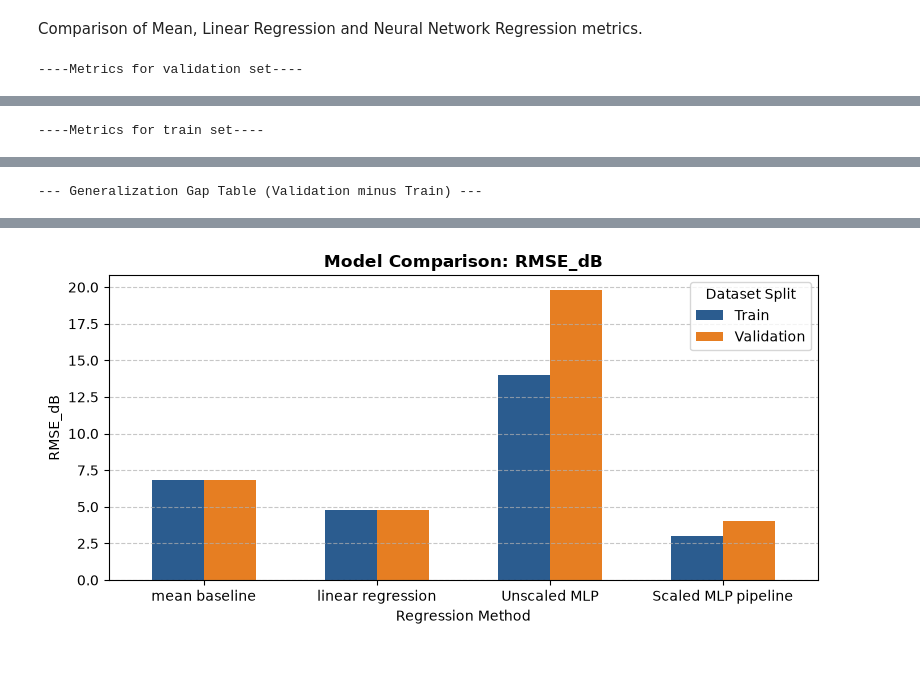
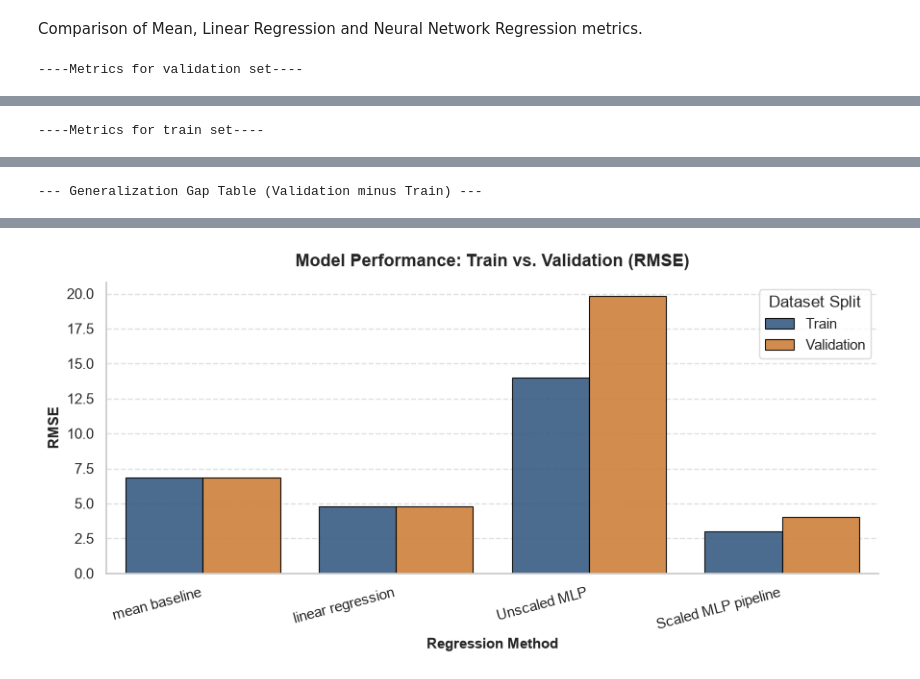
Before and after one commit to wpua0004-dot/MMA3001_airfoil_self_noise_project, a Jupyter notebook: notebooks/airfoil_analysis.ipynb, the cells around one changed output, grey strips where cells are left out. Saved outputs shown, nothing was run; the diff lists cells and outputs as text; code cells hidden in the pictures.

```diff
--- a/notebooks/airfoil_analysis.ipynb
+++ b/notebooks/airfoil_analysis.ipynb
@@ -133,16 +138,6 @@ validation_results["residual_dB"] = (
 
 display(validation_results)
 
-# Validation metrics and a baseline
-def regression_metrics(y_true, y_pred):
-    # Return common regression metrics in a labelled dictionary.
-    mse = mean_squared_error(y_true, y_pred)
-    return {
-        "MAE_dB": mean_absolute_error(y_true, y_pred),
-        "RMSE_dB": np.sqrt(mse),
-        "R2": r2_score(y_true, y_pred),
-    }
-
 
 baseline_prediction = np.full(
     shape=len(y_val),
@@ -269,27 +249,65 @@ print("--- Generalization Gap Table (Validation minus Train) ---")
 display(gap_table)
 
 # 3. Loop through each metric and plot side-by-side histograms (bar charts)
+# Apply a clean Seaborn style
+sns.set_theme(style="whitegrid")
+
+# 3. Loop through each metric and plot side-by-side bar charts using Seaborn
 for m in metrics_compare:
-    fig, ax = plt.subplots(figsize=(8, 4))
+  fig, ax = plt.subplots(figsize=(9, 4.5))
 
-    # Bundle Train and Validation metrics_compare for the current metric
-    plot_df = pd.DataFrame({
-        'Train': metric_comparison_train[m],
-        'Validation': metric_comparison_val[m]
-    })
+  # Bundle Train and Validation metrics for the current metric
+  plot_df = pd.DataFrame({
+      "Train": metric_comparison_train[m],
+      "Validation": metric_comparison_val[m],
+  })
 
-    # Plot side-by-side bars
-    plot_df.plot(kind='bar', ax=ax, color=['#2b5c8f', '#e67e22'], width=0.6)
+  # RESHAPE FOR SEABORN: Convert wide-form to long-form format
+  melted_df = (
+      plot_df.reset_index()
+      .rename(columns={"index": "Model"})
+      .melt(id_vars="Model", var_name="Dataset Split", value_name=m)
+  )
 
-    ax.set_title(f'Model Comparison: {m}', fontsize=12, fontweight='bold')
-    ax.set_ylabel(m, fontsize=10)
-    ax.set_xlabel('Regression Method', fontsize=10)
-    ax.set_xticklabels(plot_df.index, rotation=0, ha='center')
+  # Plot using Seaborn's barplot for a modern aesthetic
+  sns.barplot(
+      data=melted_df,
+      x="Model",
+      y=m,
+      hue="Dataset Split",
+      palette=["#2b5c8f", "#e67e22"],  # Professional blue and orange contrast
+      ax=ax,
+      edgecolor="black",  # Crisp border lines on the bars
+      linewidth=0.8,
+      alpha=0.9,
+  )
 
-    ax.legend(title='Dataset Split', frameon=True)
-    ax.grid(axis='y', linestyle='--', alpha=0.7)
+  # Aesthetics and Layout Tweaks
+  ax.set_title(
+      f"Model Performance: Train vs. Validation ({m})",
+      fontsize=13,
+      fontweight="bold",
+      pad=12,
+  )
+  ax.set_ylabel(m, fontsize=11, fontweight="semibold")
+  ax.set_xlabel("Regression Method", fontsize=11, fontweight="semibold")
 
-    plt.tight_layout()
-    plt.show()
+  # Rotate x-tick labels slightly if model names are long
+  ax.set_xticklabels(ax.get_xticklabels(), rotation=15, ha="right")
+
+  # Clean legend placement
+  ax.legend(
+      title="Dataset Split",
+      frameon=True,
+      facecolor="white",
+      edgecolor="lightgray",
+  )
+  ax.grid(axis="y", linestyle="--", alpha=0.6)
+
+  # Remove unnecessary top and right borders (clean academic look)
+  sns.despine(top=True, right=True)
+
+  plt.tight_layout()
+  plt.show()
 # %% [output]
 ----Metrics for validation set----
@@ -314 +333 @@ for m in metrics_compare:
-[figure, old version]
+[figure, new version]
```
Also changed, not shown: parts of 8 cells of this notebook, 6 other files.
